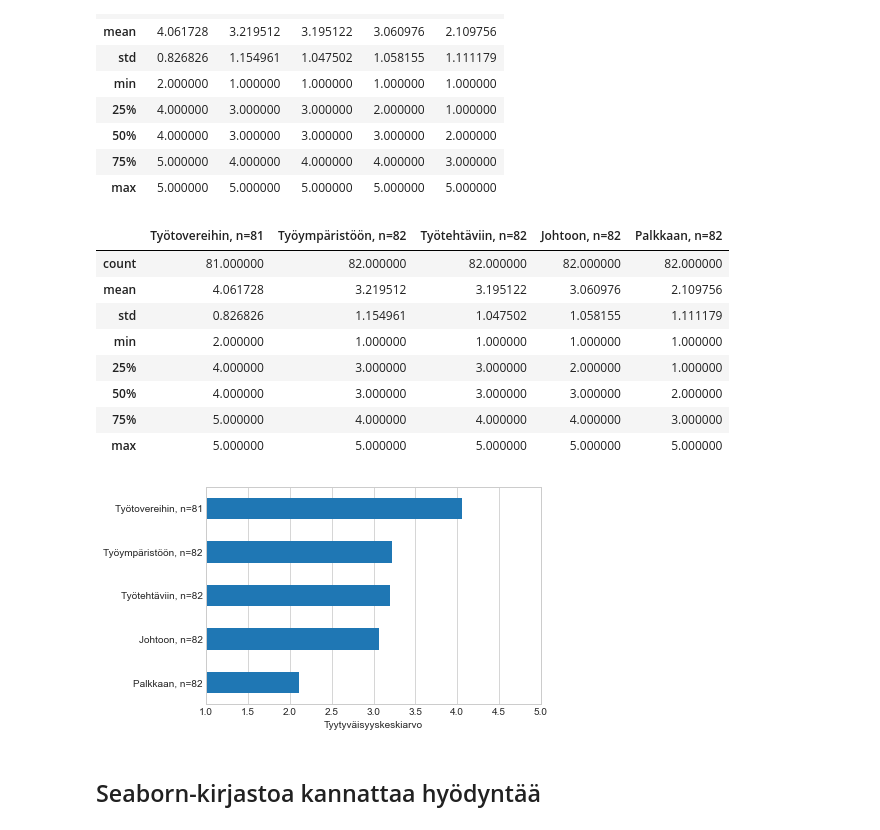
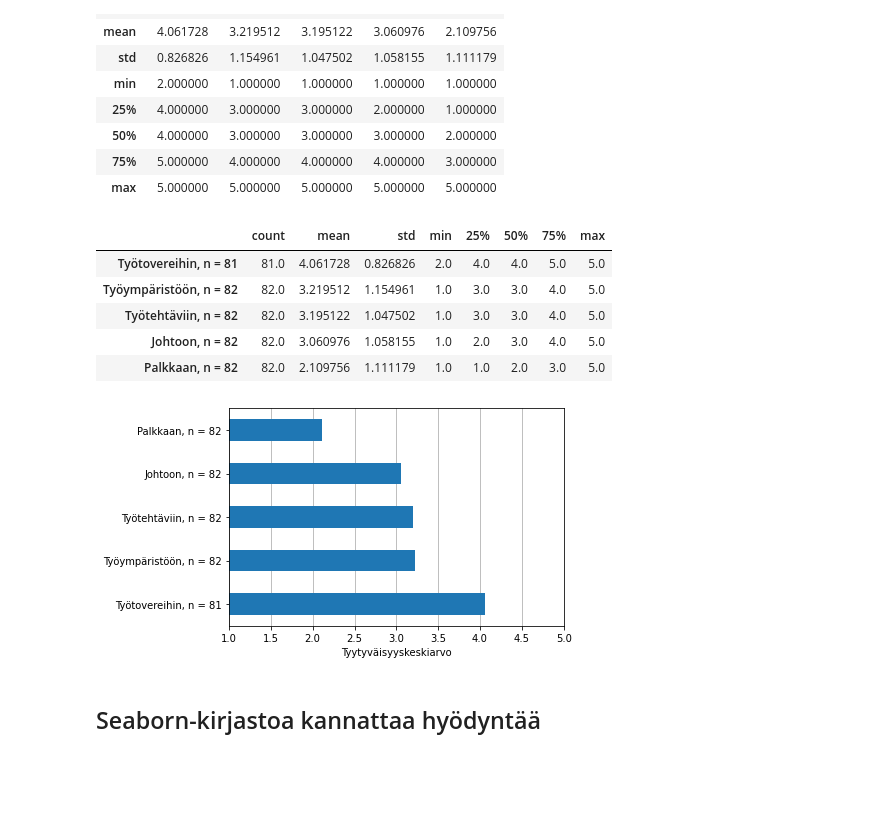
Before and after one commit to taanila/kuvaileva, a Jupyter notebook: tunnuslukuja.ipynb, the cells around one changed output. Cells and saved outputs as stored; diff of their text form; code cells hidden in the pictures; blank space fills up the shorter version.

```diff
--- a/tunnuslukuja.ipynb
+++ b/tunnuslukuja.ipynb
@@ -18,13 +18,10 @@ Määrällisille muuttujille kannattaa laskea:
 import pandas as pd
 import matplotlib.pyplot as plt
 import seaborn as sns
-
-# Tyyli vaikuttaa grafiikan ulkoasuun
-# Käytettävissä olevat tyylit voit listata komennolla plt.style.available
-plt.style.use('seaborn-whitegrid')
+%matplotlib inline
 # %%
 # Datan avaaminen
-df = pd.read_excel('http://taanila.fi/data1.xlsx')
+df = pd.read_excel('https://taanila.fi/data1.xlsx')
 df.head()
 # %% [output]
 |  | nro | sukup | ikä | perhe | koulutus | palveluv | palkka | johto | työtov | työymp | palkkat | ... |
@@ -88,38 +85,37 @@ df2
 | max | 5.000000 | 5.000000 | 5.000000 | 5.000000 | 5.000000 |
 # %%
 # Otsikoin äskeisen taulukon uudelleen
-otsikot = ['Työtovereihin, n=' + str(int(df2.loc[('count', 'työtov')])),
-           'Työympäristöön, n=' + str(int(df2.loc[('count', 'työymp')])),
-           'Työtehtäviin, n=' + str(int(df2.loc[('count', 'työteht')])),
-           'Johtoon, n=' + str(int(df2.loc[('count', 'johto')])),
-           'Palkkaan, n=' + str(int(df2.loc[('count', 'palkkat')]))]
+otsikot = ['Työtovereihin, n = ' + str(int(df2.loc[('count', 'työtov')])),
+           'Työympäristöön, n = ' + str(int(df2.loc[('count', 'työymp')])),
+           'Työtehtäviin, n = ' + str(int(df2.loc[('count', 'työteht')])),
+           'Johtoon, n = ' + str(int(df2.loc[('count', 'johto')])),
+           'Palkkaan, n = ' + str(int(df2.loc[('count', 'palkkat')]))]
 
 df2.columns = otsikot
 
+# Vaihdan taulukon rivit ja sarakkeet keskenään
+df2 = df2.T
+
 df2
 # %% [output]
-|  | Työtovereihin, n=81 | Työympäristöön, n=82 | Työtehtäviin, n=82 | Johtoon, n=82 | Palkkaan, n=82 |
-| count | 81.000000 | 82.000000 | 82.000000 | 82.000000 | 82.000000 |
-| mean | 4.061728 | 3.219512 | 3.195122 | 3.060976 | 2.109756 |
-| std | 0.826826 | 1.154961 | 1.047502 | 1.058155 | 1.111179 |
-| min | 2.000000 | 1.000000 | 1.000000 | 1.000000 | 1.000000 |
-| 25% | 4.000000 | 3.000000 | 3.000000 | 2.000000 | 1.000000 |
-| 50% | 4.000000 | 3.000000 | 3.000000 | 3.000000 | 2.000000 |
-| 75% | 5.000000 | 4.000000 | 4.000000 | 4.000000 | 3.000000 |
-| max | 5.000000 | 5.000000 | 5.000000 | 5.000000 | 5.000000 |
+|  | count | mean | std | min | 25% | 50% | 75% | max |
+| Työtovereihin, n = 81 | 81.0 | 4.061728 | 0.826826 | 2.0 | 4.0 | 4.0 | 5.0 | 5.0 |
+| Työympäristöön, n = 82 | 82.0 | 3.219512 | 1.154961 | 1.0 | 3.0 | 3.0 | 4.0 | 5.0 |
+| Työtehtäviin, n = 82 | 82.0 | 3.195122 | 1.047502 | 1.0 | 3.0 | 3.0 | 4.0 | 5.0 |
+| Johtoon, n = 82 | 82.0 | 3.060976 | 1.058155 | 1.0 | 2.0 | 3.0 | 4.0 | 5.0 |
+| Palkkaan, n = 82 | 82.0 | 2.109756 | 1.111179 | 1.0 | 1.0 | 2.0 | 3.0 | 5.0 |
 # %%
 # Keskiarvot pylväinä keskiarvojen mukaisessa järjestyksessä
-df2.loc['mean'].sort_values().plot.barh()
+df2['mean'].plot.barh(zorder = 2)
 
 # Vaaka-akselin otsikointi ja skaalaus
 plt.xlabel('Tyytyväisyyskeskiarvo')
 plt.xlim(1, 5)
 
-# seaborn-whitegrid -tyyli sisältää vaaka- ja pystysuuntaisen taustaviivoituksen
-# tässä kumotaan vaakasuuntainen taustaviivoitus
-plt.grid(axis = 'y')
+# Pystysuuntainen taustaviivoitus
+plt.grid(axis = 'x')
 # %% [output]
-[figure, old version]
+[figure, new version]
 # %% [markdown]
 <h2>Seaborn-kirjastoa kannattaa hyödyntää</h2>
 # %%
```
Also changed, not shown: parts of 6 cells of this notebook.
